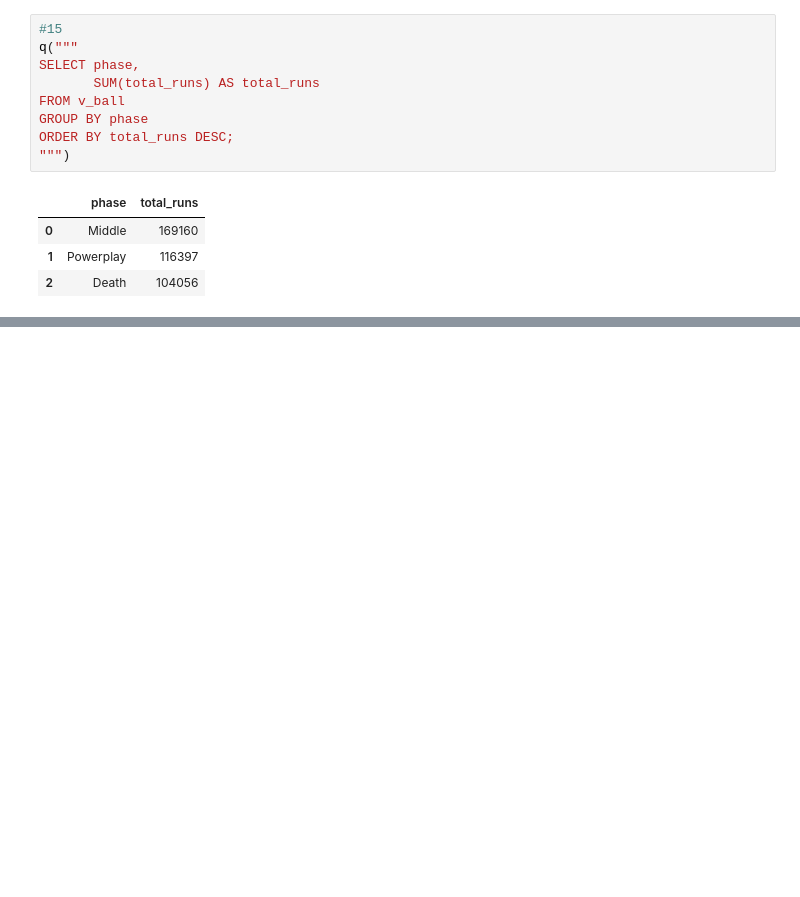
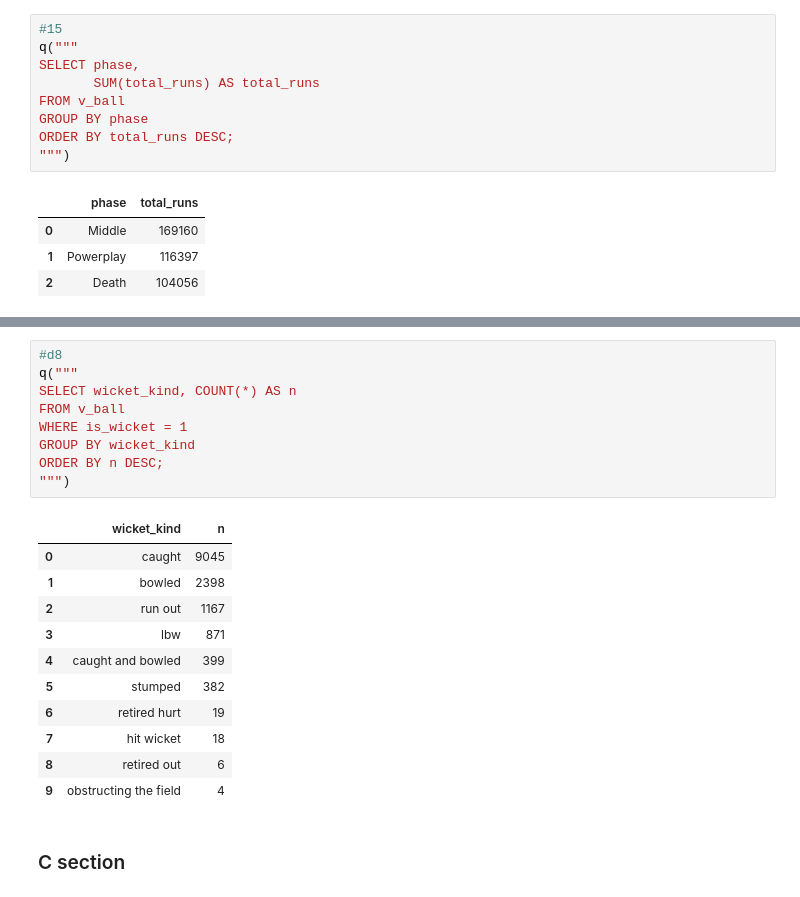
Before and after one commit to alsabithbca25dbi-afk/ipl-cricket-analytics, a Jupyter notebook: notebooks/03_analysis.ipynb, the cells around one changed output, grey strips where cells are left out. Saved outputs shown, nothing was run; the diff lists cells and outputs as text; blank space fills up the shorter version.

```diff
--- a/notebooks/03_analysis.ipynb
+++ b/notebooks/03_analysis.ipynb
@@ -329,0 +1822,23 @@ ORDER BY total_runs DESC;
+# %%
+#d8
+q("""
+SELECT wicket_kind, COUNT(*) AS n
+FROM v_ball
+WHERE is_wicket = 1
+GROUP BY wicket_kind
+ORDER BY n DESC;
+""")
+# %% [output]
+|  | wicket_kind | n |
+| 0 | caught | 9045 |
+| 1 | bowled | 2398 |
+| 2 | run out | 1167 |
+| 3 | lbw | 871 |
+| 4 | caught and bowled | 399 |
+| 5 | stumped | 382 |
+| 6 | retired hurt | 19 |
+| 7 | hit wicket | 18 |
+| 8 | retired out | 6 |
+| 9 | obstructing the field | 4 |
+# %% [markdown]
+### C section
```
Also changed, not shown: parts of 116 cells of this notebook.
